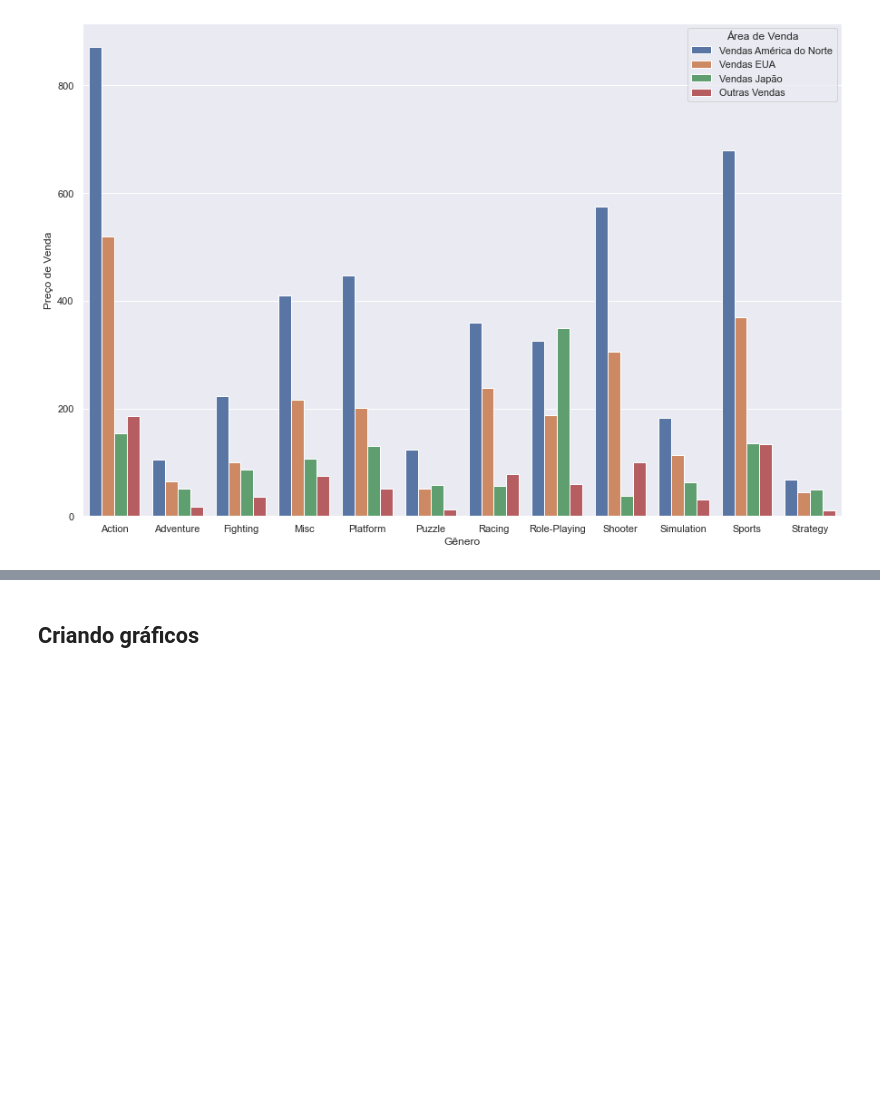
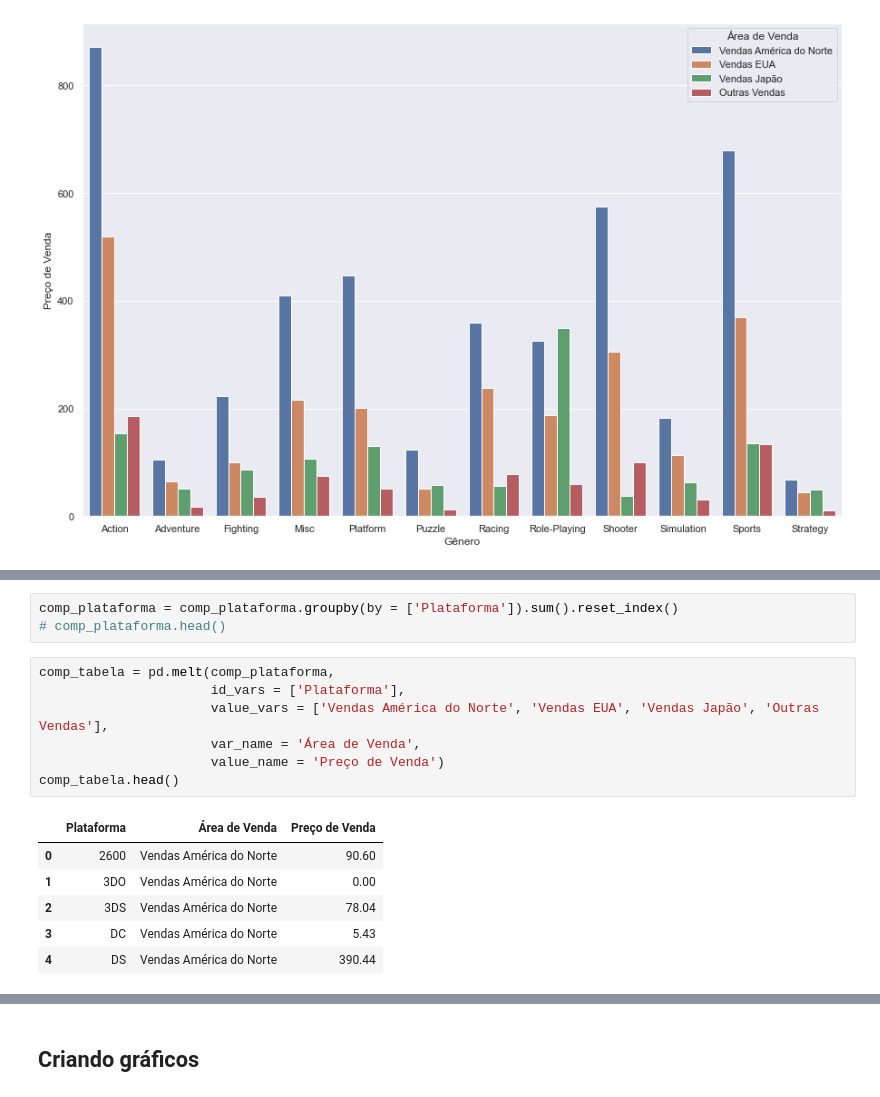
Before and after one commit to elle-rapachi/Vendas-de-Jogos-de-Videogames, a Jupyter notebook: Vendas de Jogos de Videogames.ipynb, the cells around one changed output, grey strips where cells are left out. Drawn from its saved outputs; the diff is of its cells as text; blank space fills up the shorter version.

```diff
--- a/Vendas de Jogos de Videogames.ipynb
+++ b/Vendas de Jogos de Videogames.ipynb
@@ -605,0 +618,17 @@ observe que no Japão Role-Playing é quem leva a m
+# %%
+comp_plataforma = comp_plataforma.groupby(by = ['Plataforma']).sum().reset_index()
+# comp_plataforma.head()
+# %%
+comp_tabela = pd.melt(comp_plataforma,
+                      id_vars = ['Plataforma'],
+                      value_vars = ['Vendas América do Norte', 'Vendas EUA', 'Vendas Japão', 'Outras Vendas'],
+                      var_name = 'Área de Venda',
+                      value_name = 'Preço de Venda')
+comp_tabela.head()
+# %% [output]
+|  | Plataforma | Área de Venda | Preço de Venda |
+| 0 | 2600 | Vendas América do Norte | 90.60 |
+| 1 | 3DO | Vendas América do Norte | 0.00 |
+| 2 | 3DS | Vendas América do Norte | 78.04 |
+| 3 | DC | Vendas América do Norte | 5.43 |
+| 4 | DS | Vendas América do Norte | 390.44 |
```
Also changed, not shown: parts of 20 cells of this notebook.
